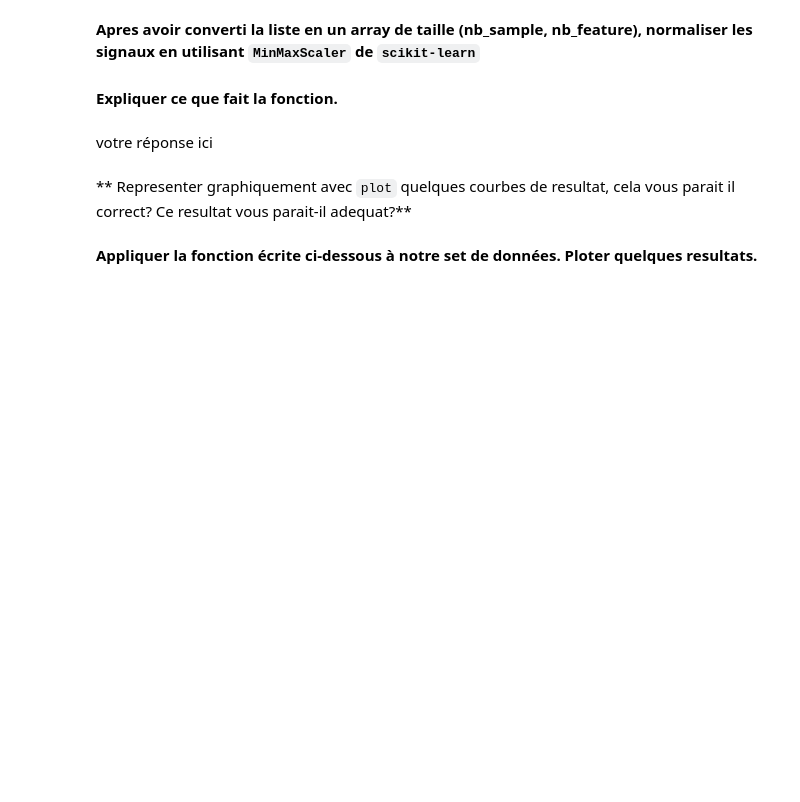
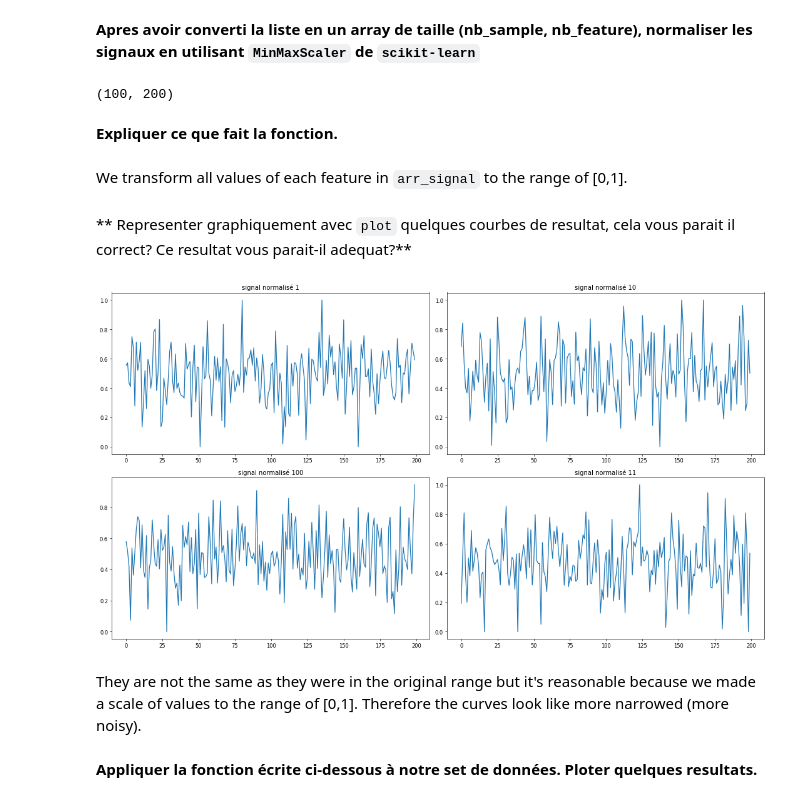
Before and after one commit to dinhanhthi/learn-ai, a Jupyter notebook: interview/dataswati/test_python_dataswati_2019/test_python_data_science_Dataswati-v2.ipynb, the cells around one changed output. Saved outputs shown, nothing was run; the diff lists cells and outputs as text; code cells hidden in the pictures; blank space fills up the shorter version.

```diff
--- a/interview/dataswati/test_python_dataswati_2019/test_python_data_science_Dataswati-v2.ipynb
+++ b/interview/dataswati/test_python_dataswati_2019/test_python_data_science_Dataswati-v2.ipynb
@@ -37,12 +75,27 @@ Bien évidement les listes devront correspondre, nous conseillons l'utilisation
 ## Pretraitement et featuring
 # %% [markdown]
 **Apres avoir converti la liste en un array de taille (nb_sample, nb_feature), normaliser les signaux en utilisant `MinMaxScaler` de `scikit-learn`**
+# %%
+arr_signal = np.asarray(lst_signal)
+scaler = MinMaxScaler()
+scaler.fit(arr_signal)
+arr_signal_nor = scaler.transform(arr_signal) # version normalisé
+# %%
+arr_signal.shape # n_samples x n_features
+# %% [output]
+(100, 200)
 # %% [markdown]
 **Expliquer ce que fait la fonction.**
-# %% [markdown]
-votre réponse ici
+# %% [markdown]
+We transform all values of each feature in `arr_signal` to the range of [0,1].
 # %% [markdown]
 ** Representer graphiquement avec `plot` quelques courbes de resultat, cela vous parait il correct? Ce resultat vous parait-il adequat?**
+# %%
+plot_signal(arr_signal_nor, name="signal normalisé") # plots 4 signaux
+# %% [output]
+[figure, added]
+# %% [markdown]
+They are not the same as they were in the original range but it's reasonable because we made a scale of values to the range of [0,1]. Therefore the curves look like more narrowed (more noisy).
 # %% [markdown]
 **Appliquer la fonction écrite ci-dessous à notre set de données.
 Ploter quelques resultats.**
```
Also changed, not shown: parts of 30 cells of this notebook, 5 other files.
